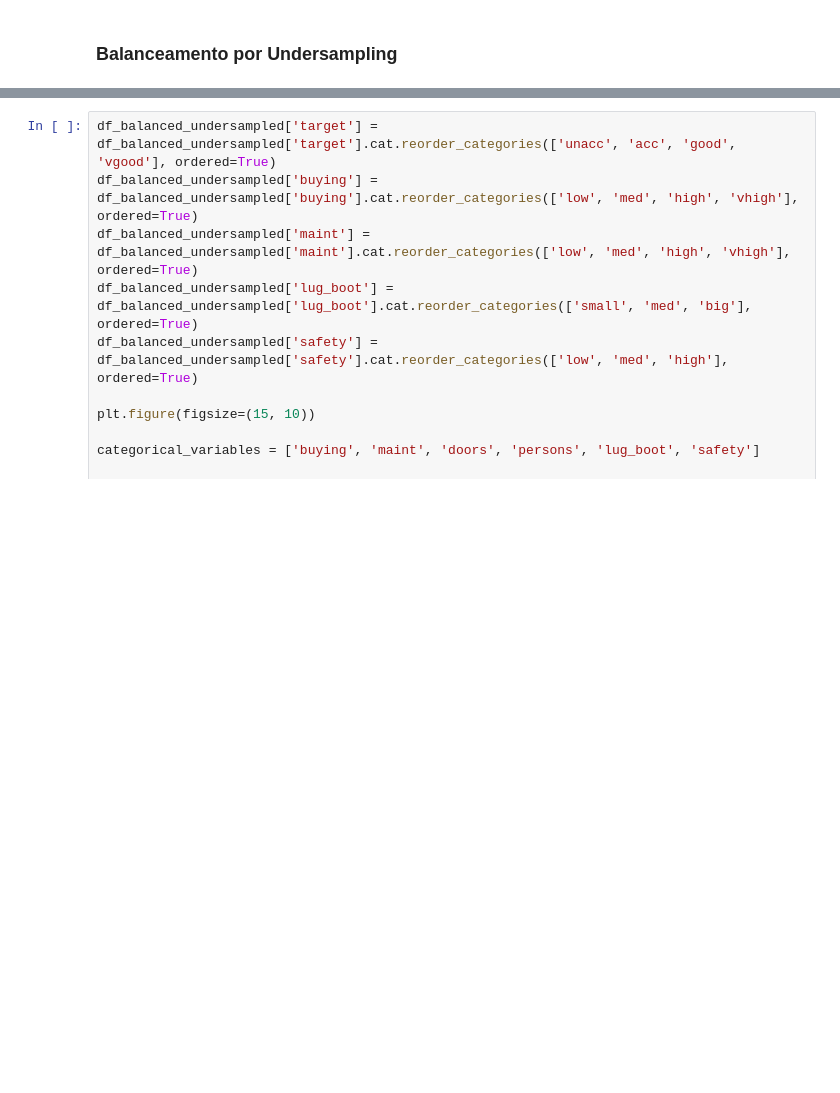
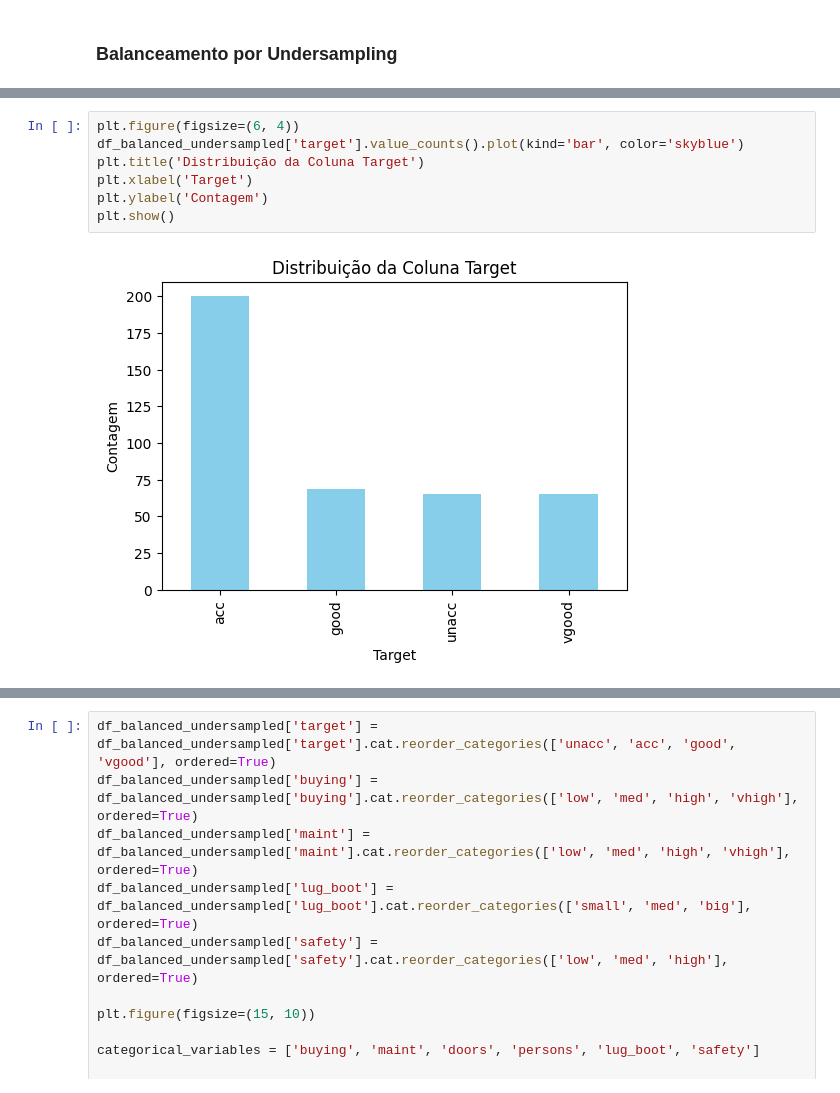
Before and after one commit to marcosbarross/Car-Evaluation, a Jupyter notebook: CarEvaluation.ipynb, the cells around one changed output, grey strips where cells are left out. Saved outputs shown, nothing was run; the diff lists cells and outputs as text; blank space fills up the shorter version.

```diff
--- a/CarEvaluation.ipynb
+++ b/CarEvaluation.ipynb
@@ -262 +140,10 @@ Name: count, dtype: int64
+# %%
+plt.figure(figsize=(6, 4))
+df_balanced_undersampled['target'].value_counts().plot(kind='bar', color='skyblue')
+plt.title('Distribuição da Coluna Target')
+plt.xlabel('Target')
+plt.ylabel('Contagem')
+plt.show()
+# %% [output]
+[figure, added]
 # %%
```
Also changed, not shown: parts of 26 cells of this notebook.
